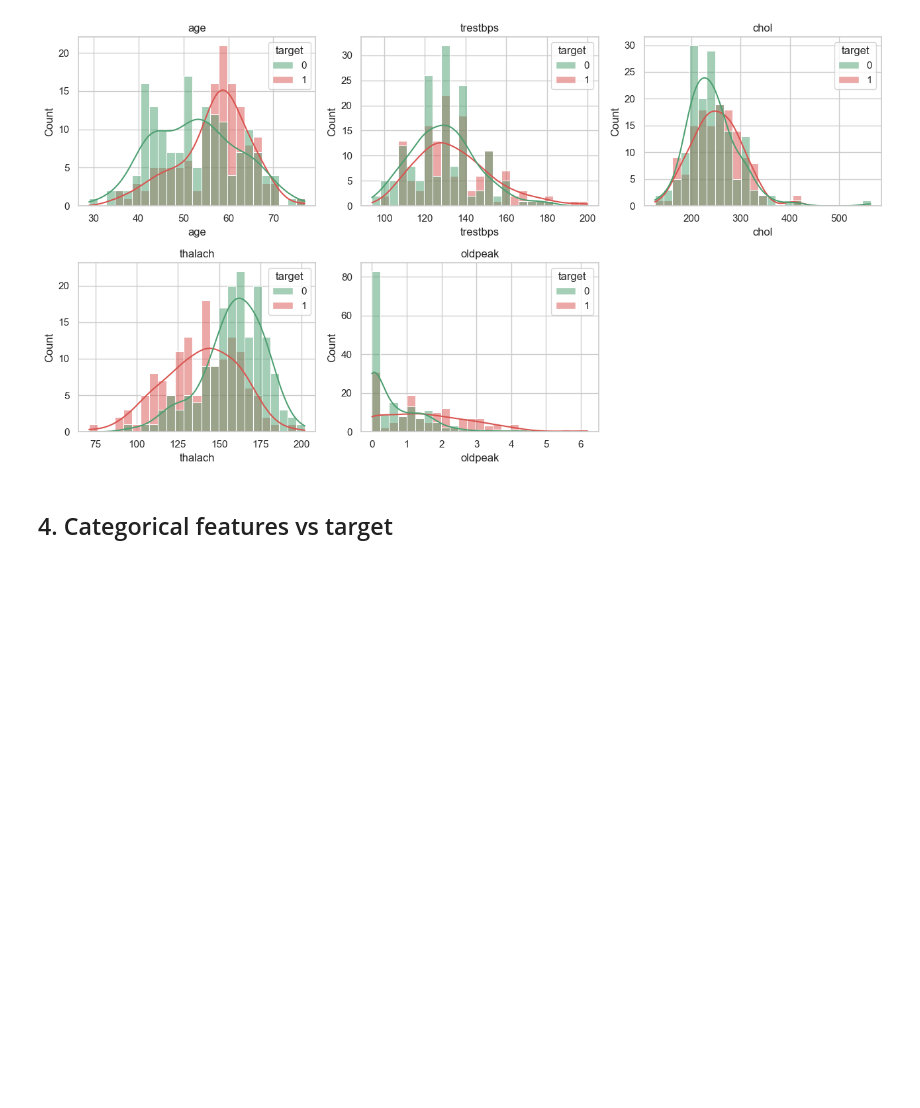
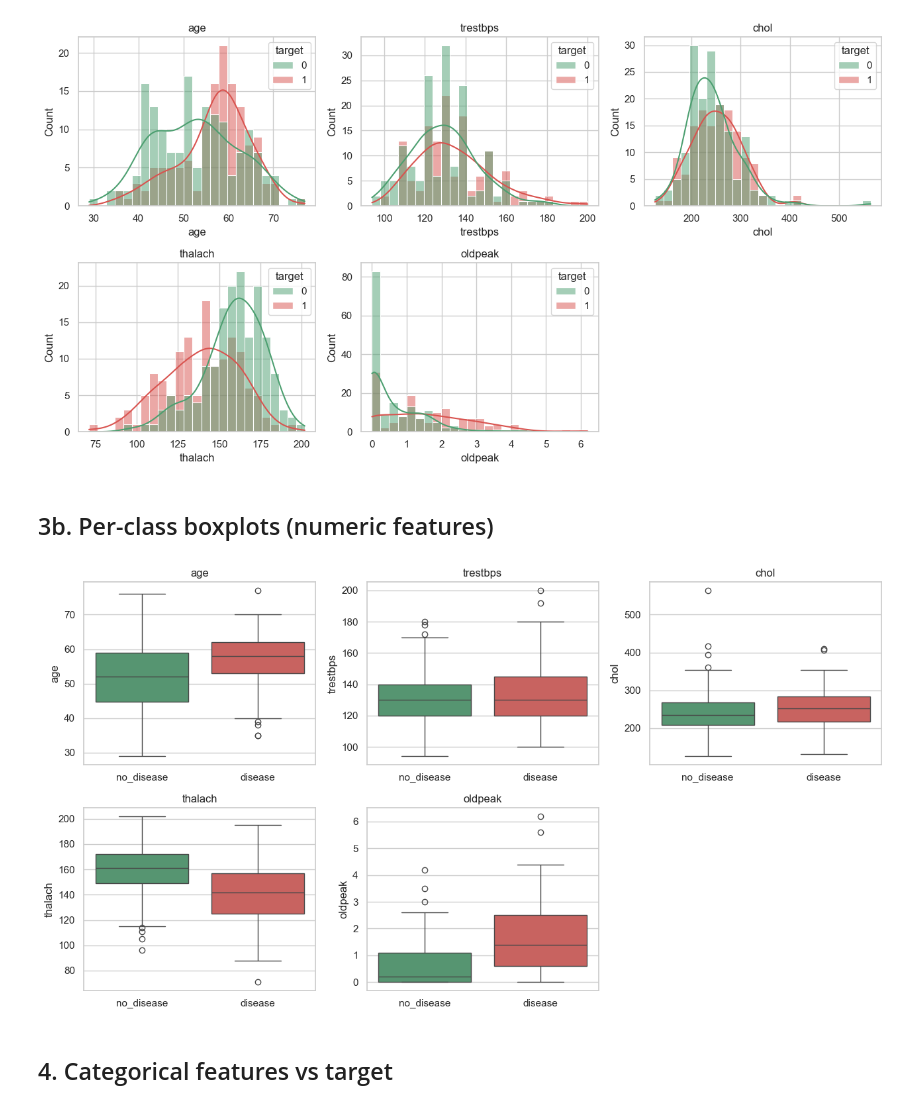
Before and after one commit to ks-ramya/heart_disease_mlops, a Jupyter notebook: notebooks/01_eda.ipynb, the cells around one changed output. Saved outputs shown, nothing was run; the diff lists cells and outputs as text; code cells hidden in the pictures; blank space fills up the shorter version.

```diff
--- a/notebooks/01_eda.ipynb
+++ b/notebooks/01_eda.ipynb
@@ -125,6 +148,22 @@ for ax in axes.flat[len(NUMERIC_FEATURES):]:
 plt.tight_layout(); plt.savefig(FIGURE_DIR / 'numeric_distributions.png', dpi=120); plt.show()
 # %% [output]
 [figure]
+# %% [markdown]
+## 3b. Per-class boxplots (numeric features)
+# %%
+fig, axes = plt.subplots(2, 3, figsize=(13, 7))
+for ax, col in zip(axes.flat, NUMERIC_FEATURES):
+    sns.boxplot(data=df, x=TARGET_COLUMN, y=col,
+                hue=TARGET_COLUMN, legend=False,
+                palette={0: '#4C9F70', 1: '#D9534F'}, ax=ax)
+    ax.set_xticks([0, 1])
+    ax.set_xticklabels([TARGET_LABELS[0], TARGET_LABELS[1]])
+    ax.set_xlabel(''); ax.set_title(col)
+for ax in axes.flat[len(NUMERIC_FEATURES):]:
+    ax.axis('off')
+plt.tight_layout(); plt.savefig(FIGURE_DIR / 'numeric_boxplots.png', dpi=120); plt.show()
+# %% [output]
+[figure, added]
 # %% [markdown]
 ## 4. Categorical features vs target
 # %%
```
Also changed, not shown: parts of 5 cells of this notebook, 2 other files.
